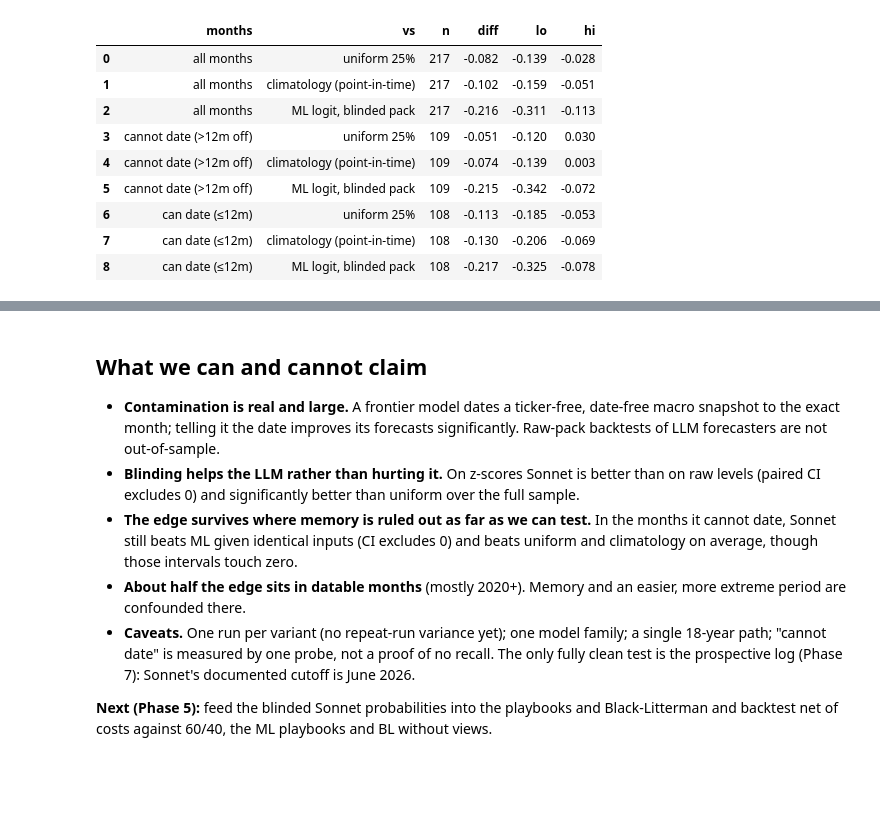
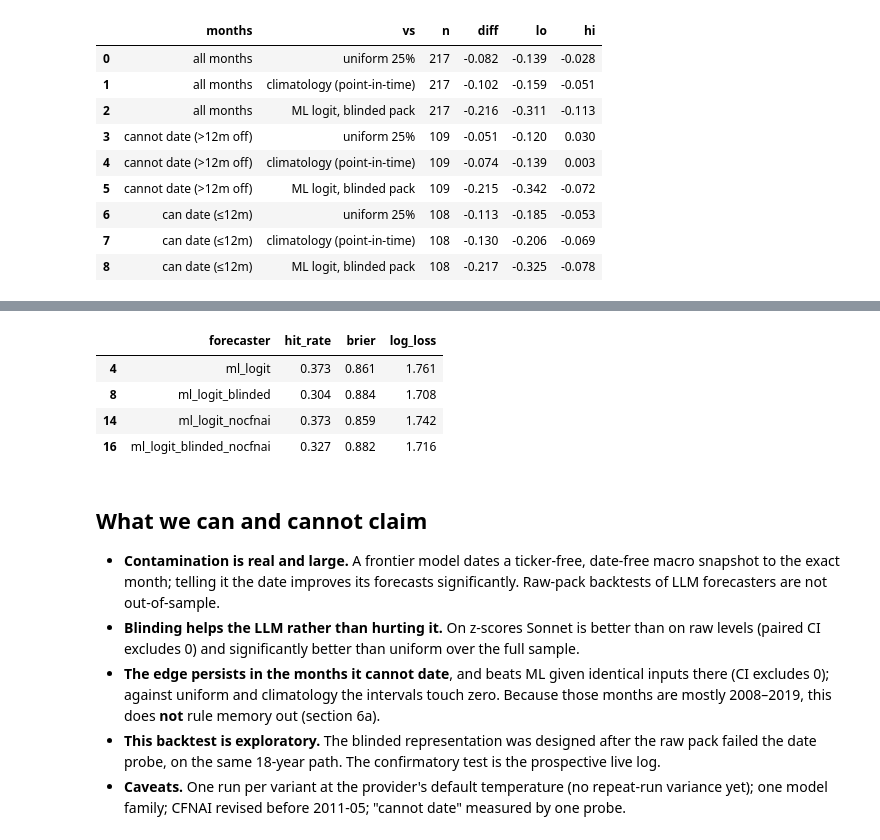
Before and after one commit to FranQuant/llm-regime-allocator, a Jupyter notebook: notebooks/nb02_llm_regimes_and_memory.ipynb, the cells around one changed output, grey strips where cells are left out. Saved outputs shown, nothing was run; the diff lists cells and outputs as text; code cells hidden in the pictures; blank space fills up the shorter version.

```diff
--- a/notebooks/nb02_llm_regimes_and_memory.ipynb
+++ b/notebooks/nb02_llm_regimes_and_memory.ipynb
@@ -261,10 +298,17 @@ ci.round(3)
+# %%
+sc[sc.forecaster.isin(['ml_logit', 'ml_logit_nocfnai', 'ml_logit_blinded', 'ml_logit_blinded_nocfnai']) &
+   (sc.window == 'full')][['forecaster', 'hit_rate', 'brier', 'log_loss']].round(3)
+# %% [output]
+|  | forecaster | hit_rate | brier | log_loss |
+| 4 | ml_logit | 0.373 | 0.861 | 1.761 |
+| 8 | ml_logit_blinded | 0.304 | 0.884 | 1.708 |
+| 14 | ml_logit_nocfnai | 0.373 | 0.859 | 1.742 |
+| 16 | ml_logit_blinded_nocfnai | 0.327 | 0.882 | 1.716 |
 # %% [markdown]
 ## What we can and cannot claim
 
 * **Contamination is real and large.** A frontier model dates a ticker-free, date-free macro snapshot to the exact month; telling it the date improves its forecasts significantly. Raw-pack backtests of LLM forecasters are not out-of-sample.
 * **Blinding helps the LLM rather than hurting it.** On z-scores Sonnet is better than on raw levels (paired CI excludes 0) and significantly better than uniform over the full sample.
-* **The edge survives where memory is ruled out as far as we can test.** In the months it cannot date, Sonnet still beats ML given identical inputs (CI excludes 0) and beats uniform and climatology on average, though those intervals touch zero.
-* **About half the edge sits in datable months** (mostly 2020+). Memory and an easier, more extreme period are confounded there.
-* **Caveats.** One run per variant (no repeat-run variance yet); one model family; a single 18-year path; "cannot date" is measured by one probe, not a proof of no recall. The only fully clean test is the prospective log (Phase 7): Sonnet's documented cutoff is June 2026.
-
-**Next (Phase 5):** feed the blinded Sonnet probabilities into the playbooks and Black-Litterman and backtest net of costs against 60/40, the ML playbooks and BL without views.
+* **The edge persists in the months it cannot date**, and beats ML given identical inputs there (CI excludes 0); against uniform and climatology the intervals touch zero. Because those months are mostly 2008–2019, this does **not** rule memory out (section 6a).
+* **This backtest is exploratory.** The blinded representation was designed after the raw pack failed the date probe, on the same 18-year path. The confirmatory test is the prospective live log.
+* **Caveats.** One run per variant at the provider's default temperature (no repeat-run variance yet); one model family; CFNAI revised before 2011-05; "cannot date" measured by one probe.
```
Also changed, not shown: parts of 5 cells of this notebook, 17 other files.
